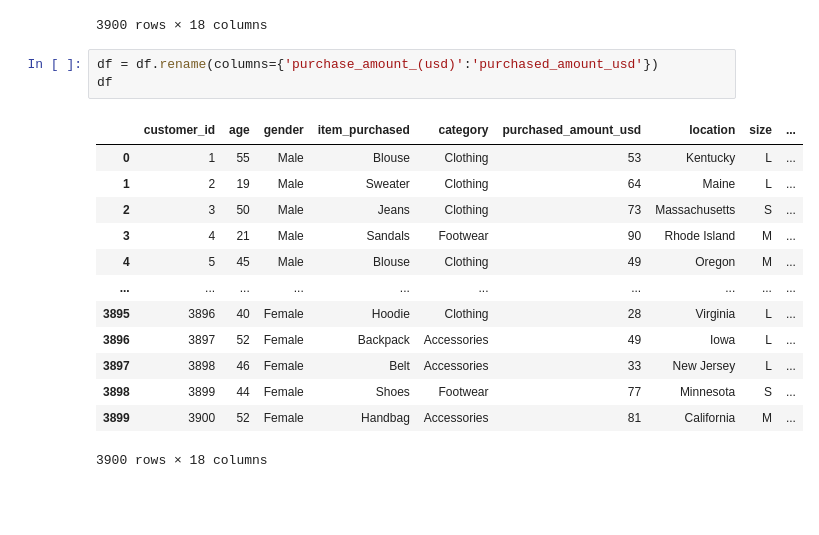
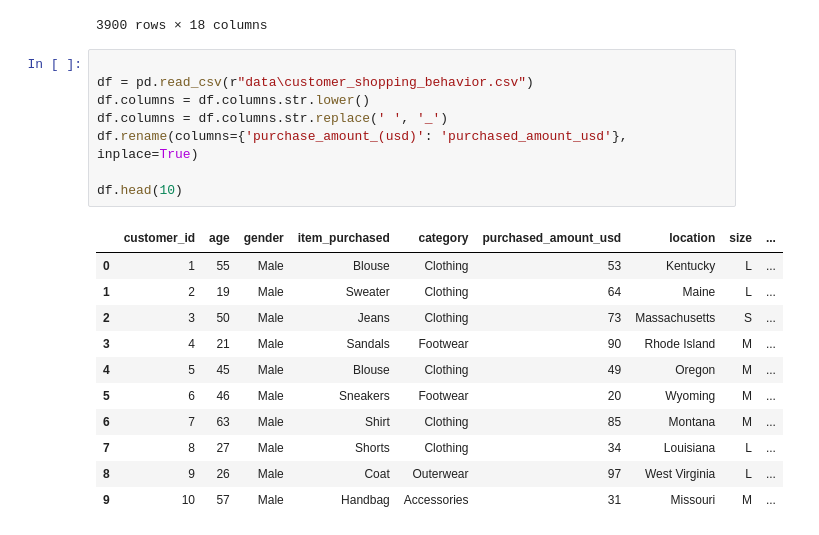
Before and after one commit to kazrkb/CSBA-Customer-Shopping-Behaviour-Analysis, a Jupyter notebook: analysis.ipynb, the cells around one changed output. Cells and saved outputs as stored; diff of their text form; blank space fills up the shorter version.

```diff
--- a/analysis.ipynb
+++ b/analysis.ipynb
@@ -108,19 +108,22 @@ df
 | 3899 | 3900 | 52 | Female | Handbag | Accessories | 81 | California | M | ... |
 3900 rows × 18 columns
 # %%
-df = df.rename(columns={'purchase_amount_(usd)':'purchased_amount_usd'})
-df
+
+df = pd.read_csv(r"data\customer_shopping_behavior.csv")
+df.columns = df.columns.str.lower()
+df.columns = df.columns.str.replace(' ', '_')
+df.rename(columns={'purchase_amount_(usd)': 'purchased_amount_usd'}, inplace=True)
+
+df.head(10)
 # %% [output]
 |  | customer_id | age | gender | item_purchased | category | purchased_amount_usd | location | size | ... |
 | 0 | 1 | 55 | Male | Blouse | Clothing | 53 | Kentucky | L | ... |
 | 1 | 2 | 19 | Male | Sweater | Clothing | 64 | Maine | L | ... |
 | 2 | 3 | 50 | Male | Jeans | Clothing | 73 | Massachusetts | S | ... |
 | 3 | 4 | 21 | Male | Sandals | Footwear | 90 | Rhode Island | M | ... |
 | 4 | 5 | 45 | Male | Blouse | Clothing | 49 | Oregon | M | ... |
-| ... | ... | ... | ... | ... | ... | ... | ... | ... | ... |
-| 3895 | 3896 | 40 | Female | Hoodie | Clothing | 28 | Virginia | L | ... |
-| 3896 | 3897 | 52 | Female | Backpack | Accessories | 49 | Iowa | L | ... |
-| 3897 | 3898 | 46 | Female | Belt | Accessories | 33 | New Jersey | L | ... |
-| 3898 | 3899 | 44 | Female | Shoes | Footwear | 77 | Minnesota | S | ... |
-| 3899 | 3900 | 52 | Female | Handbag | Accessories | 81 | California | M | ... |
+| 5 | 6 | 46 | Male | Sneakers | Footwear | 20 | Wyoming | M | ... |
+| 6 | 7 | 63 | Male | Shirt | Clothing | 85 | Montana | M | ... |
+| 7 | 8 | 27 | Male | Shorts | Clothing | 34 | Louisiana | L | ... |
+| 8 | 9 | 26 | Male | Coat | Outerwear | 97 | West Virginia | L | ... |
+| 9 | 10 | 57 | Male | Handbag | Accessories | 31 | Missouri | M | ... |
-3900 rows × 18 columns
```
Also changed, not shown: parts of 9 cells of this notebook.
